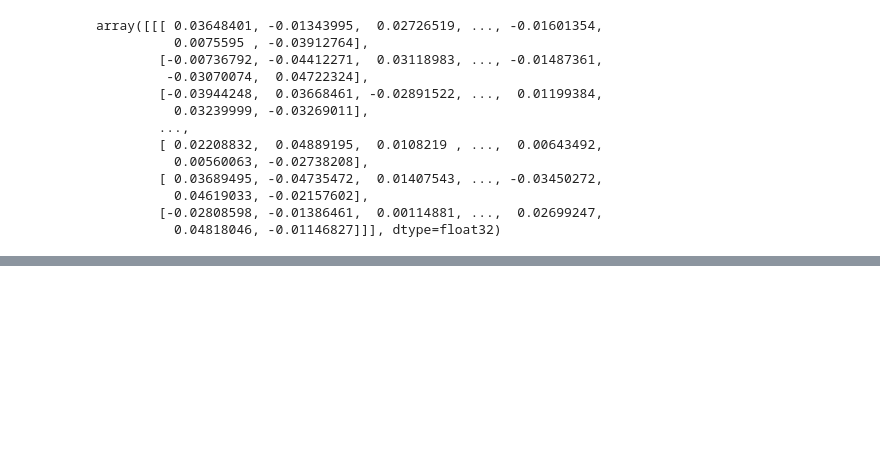
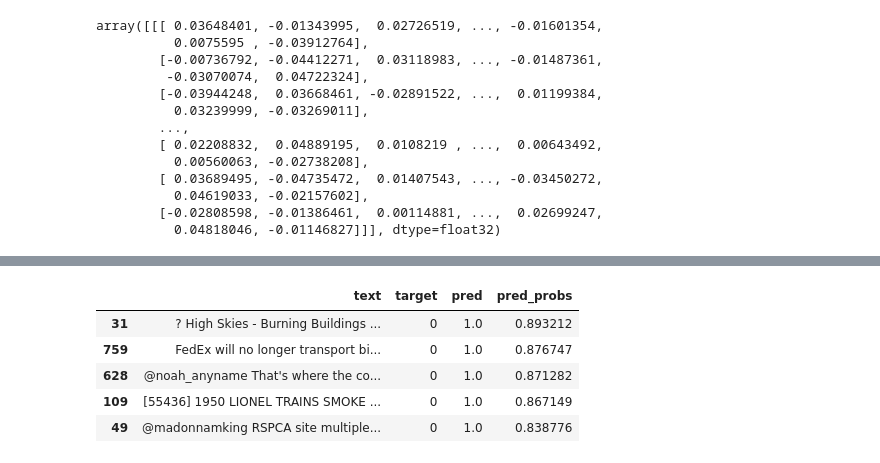
Before and after one commit to sanjeevhalyal/machinelearningpartice, a Jupyter notebook: Udemy ztmdeeplearning/08_introduction_nlp_in_tensorflow.ipynb, the cells around one changed output, grey strips where cells are left out. Drawn from its saved outputs; the diff is of its cells as text; code cells hidden in the pictures; blank space fills up the shorter version.

```diff
--- a/Udemy ztmdeeplearning/08_introduction_nlp_in_tensorflow.ipynb
+++ b/Udemy ztmdeeplearning/08_introduction_nlp_in_tensorflow.ipynb
@@ -228,0 +1459,11 @@ array([[[ 0.03648401, -0.01343995,  0.02726519, ..., -0.01601354,
+# %%
+most_wrong = val_df[val_df["target"] != val_df["pred"]].sort_values(by=["pred_probs"], ascending=False)
+# %%
+most_wrong.head()
+# %% [output]
+|  | text | target | pred | pred_probs |
+| 31 | ? High Skies - Burning Buildings ... | 0 | 1.0 | 0.893212 |
+| 759 | FedEx will no longer transport bi... | 0 | 1.0 | 0.876747 |
+| 628 | @noah_anyname That's where the co... | 0 | 1.0 | 0.871282 |
+| 109 | [55436] 1950 LIONEL TRAINS SMOKE ... | 0 | 1.0 | 0.867149 |
+| 49 | @madonnamking RSPCA site multiple... | 0 | 1.0 | 0.838776 |
```
Also changed, not shown: parts of 100 cells of this notebook, 2 other files.
